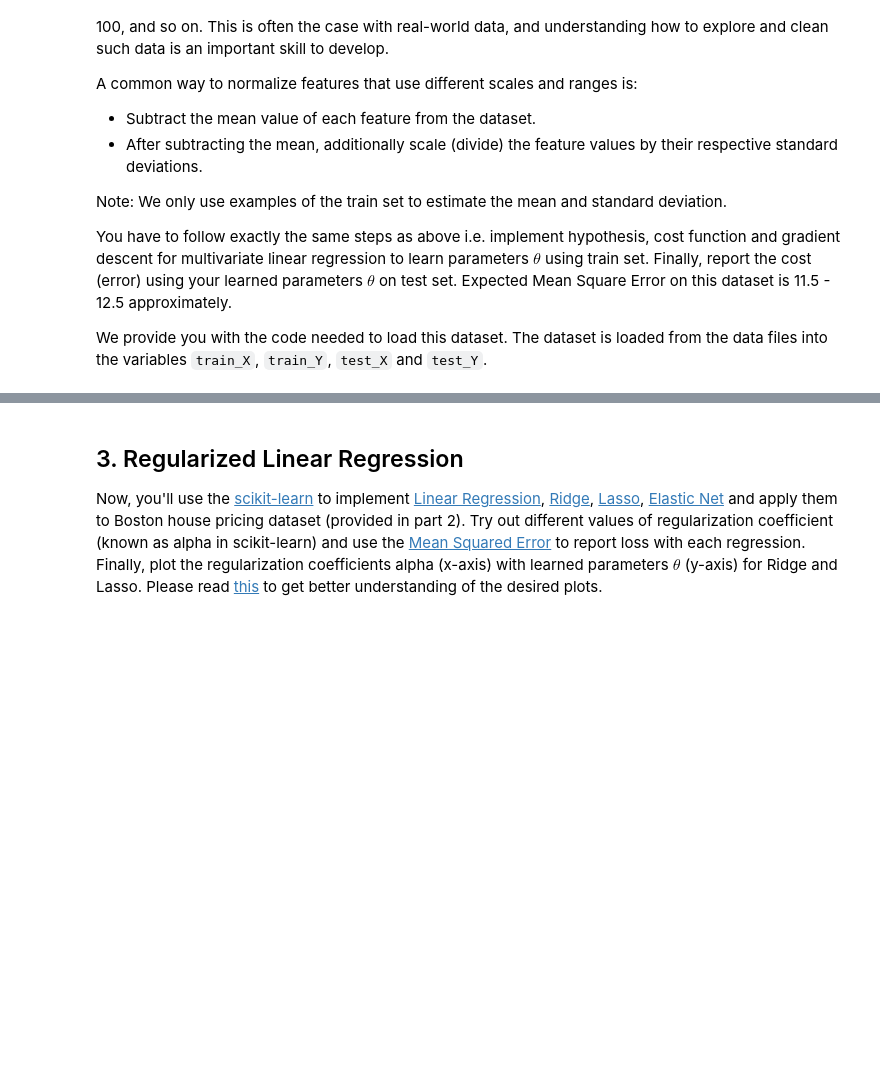
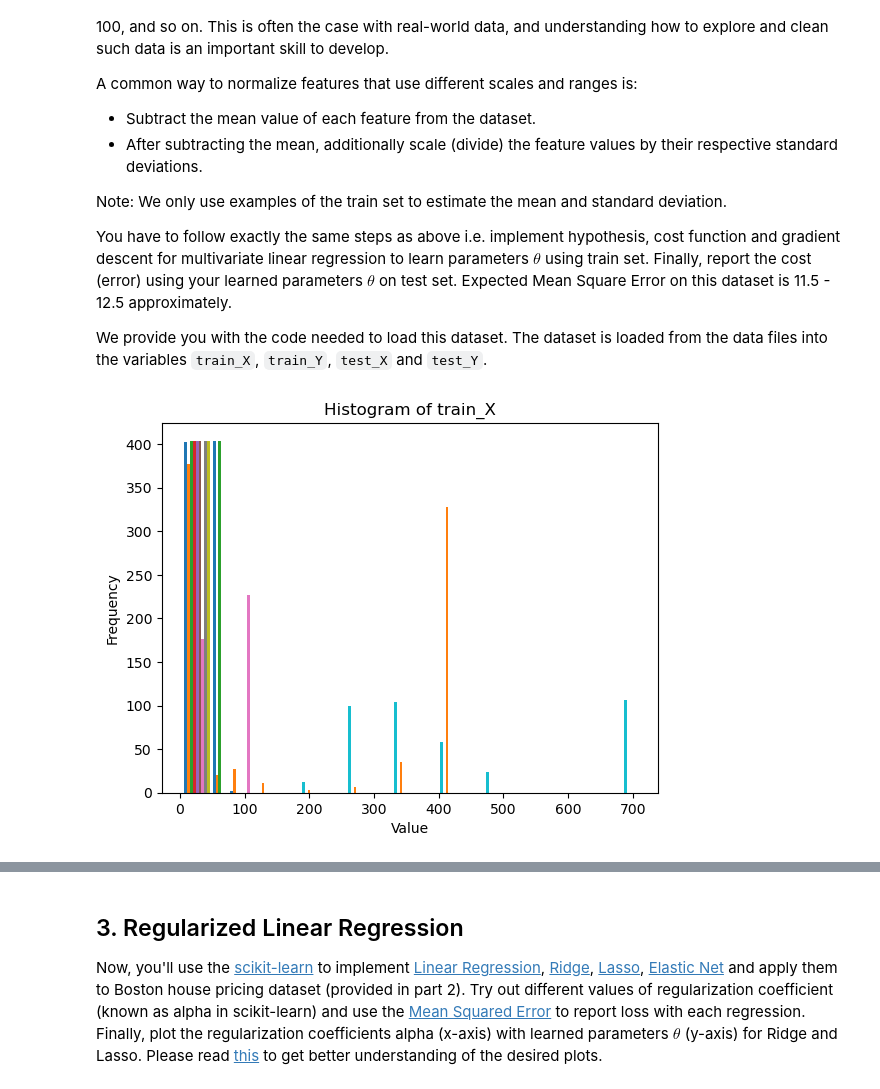
Before and after one commit to nawal-syeda/Linear-Regression, a Jupyter notebook: Programming_Assessment_3_Linear_Regression (1).ipynb, the cells around one changed output, grey strips where cells are left out. Drawn from its saved outputs; the diff is of its cells as text; code cells hidden in the pictures; blank space fills up the shorter version.

```diff
--- a/Programming_Assessment_3_Linear_Regression (1).ipynb
+++ b/Programming_Assessment_3_Linear_Regression (1).ipynb
@@ -293,3 +235,11 @@ test_X = np.loadtxt(os.path.join('Data', 'ex2testdata.txt'))
 test_Y = np.loadtxt(os.path.join('Data', 'ex2testlabels.txt'))
 # %%
 ''' Start your code of part 2 from here, add the new code cells as per your requirement. '''
+train_X.shape, train_Y.shape, test_X.shape, test_Y.shape
+pyplot.hist(train_X)
+pyplot.xlabel("Value")
+pyplot.ylabel("Frequency")
+pyplot.title("Histogram of train_X")
+pyplot.show()
+# %% [output]
+[figure, added]
```
Also changed, not shown: parts of 32 cells of this notebook.
